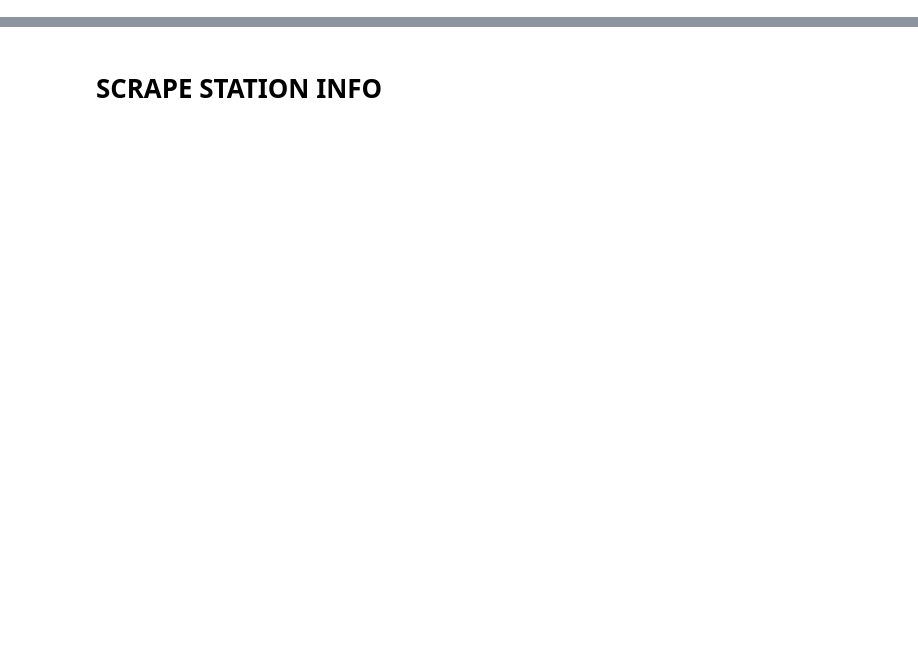
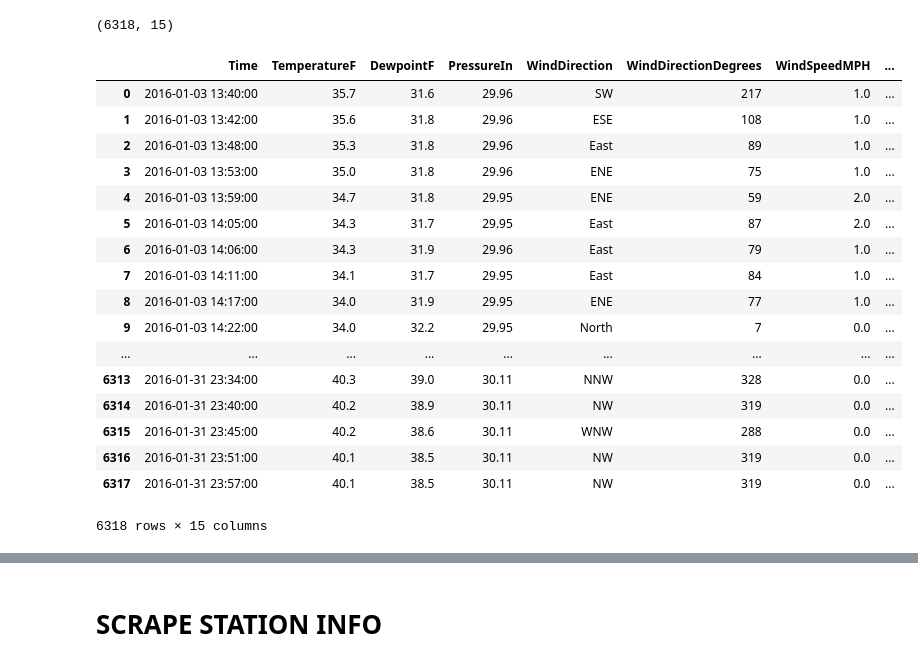
Before and after one commit to rexthompson/axwx, a Jupyter notebook: Ax-Wx/random_testing.ipynb, the cells around one changed output, grey strips where cells are left out. Drawn from its saved outputs; the diff is of its cells as text; code cells hidden in the pictures; blank space fills up the shorter version.

```diff
--- a/Ax-Wx/random_testing.ipynb
+++ b/Ax-Wx/random_testing.ipynb
@@ -3,0 +124,25 @@ InteractiveShell.ast_node_interactivity = "all"
+# %%
+combined_df.shape
+# %% [output]
+(6318, 15)
+# %%
+combined_df
+# %% [output]
+|  | Time | TemperatureF | DewpointF | PressureIn | WindDirection | WindDirectionDegrees | WindSpeedMPH | ... |
+| 0 | 2016-01-03 13:40:00 | 35.7 | 31.6 | 29.96 | SW | 217 | 1.0 | ... |
+| 1 | 2016-01-03 13:42:00 | 35.6 | 31.8 | 29.96 | ESE | 108 | 1.0 | ... |
+| 2 | 2016-01-03 13:48:00 | 35.3 | 31.8 | 29.96 | East | 89 | 1.0 | ... |
+| 3 | 2016-01-03 13:53:00 | 35.0 | 31.8 | 29.96 | ENE | 75 | 1.0 | ... |
+| 4 | 2016-01-03 13:59:00 | 34.7 | 31.8 | 29.95 | ENE | 59 | 2.0 | ... |
+| 5 | 2016-01-03 14:05:00 | 34.3 | 31.7 | 29.95 | East | 87 | 2.0 | ... |
+| 6 | 2016-01-03 14:06:00 | 34.3 | 31.9 | 29.96 | East | 79 | 1.0 | ... |
+| 7 | 2016-01-03 14:11:00 | 34.1 | 31.7 | 29.95 | East | 84 | 1.0 | ... |
+| 8 | 2016-01-03 14:17:00 | 34.0 | 31.9 | 29.95 | ENE | 77 | 1.0 | ... |
+| 9 | 2016-01-03 14:22:00 | 34.0 | 32.2 | 29.95 | North | 7 | 0.0 | ... |
+| ... | ... | ... | ... | ... | ... | ... | ... | ... |
+| 6313 | 2016-01-31 23:34:00 | 40.3 | 39.0 | 30.11 | NNW | 328 | 0.0 | ... |
+| 6314 | 2016-01-31 23:40:00 | 40.2 | 38.9 | 30.11 | NW | 319 | 0.0 | ... |
+| 6315 | 2016-01-31 23:45:00 | 40.2 | 38.6 | 30.11 | WNW | 288 | 0.0 | ... |
+| 6316 | 2016-01-31 23:51:00 | 40.1 | 38.5 | 30.11 | NW | 319 | 0.0 | ... |
+| 6317 | 2016-01-31 23:57:00 | 40.1 | 38.5 | 30.11 | NW | 319 | 0.0 | ... |
+6318 rows × 15 columns
```
Also changed, not shown: parts of 19 cells of this notebook.
